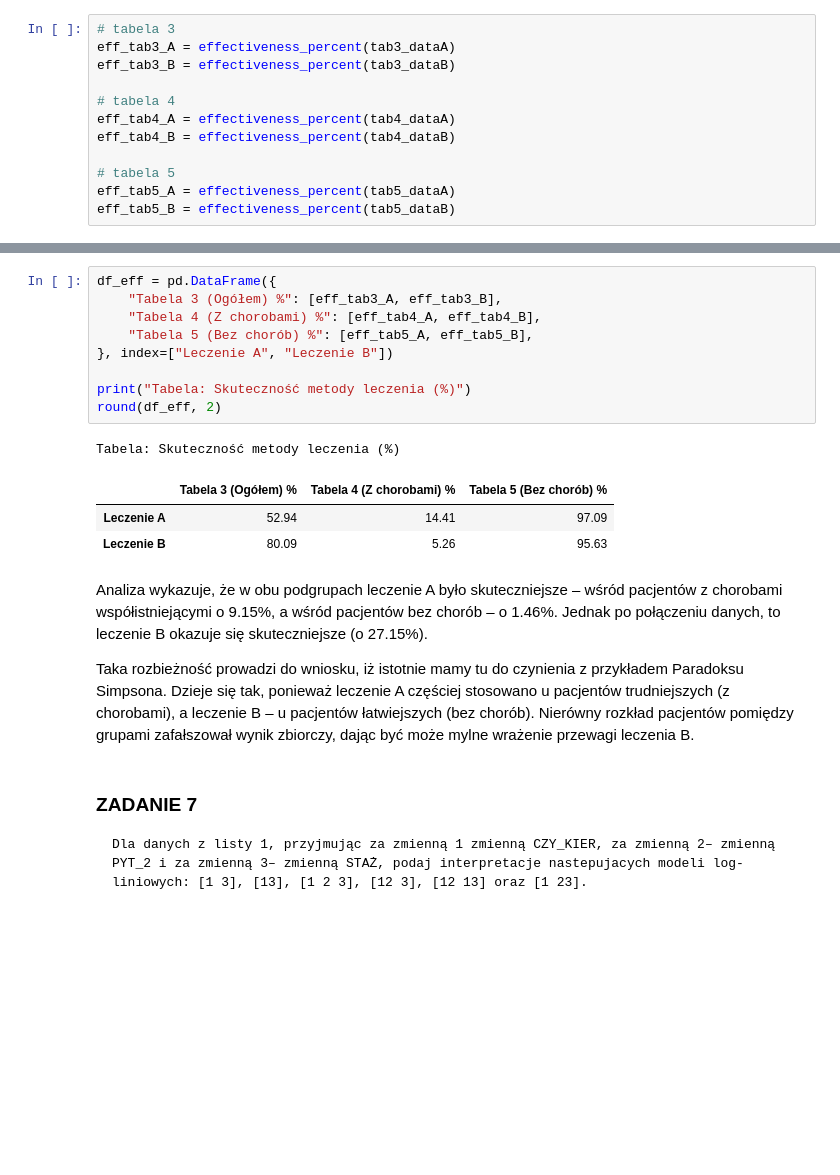
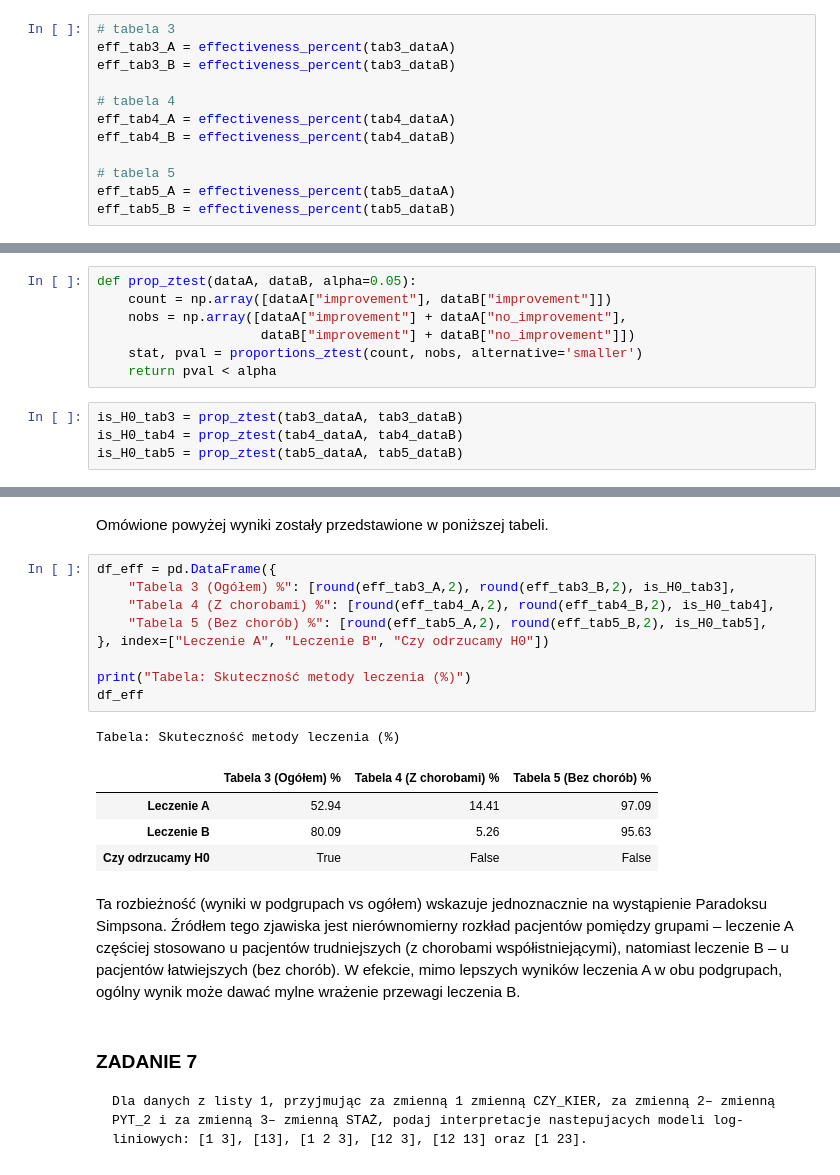
Before and after one commit to Jagaxxx/ADA_raporty, a Jupyter notebook: raport3/raport_l3.ipynb, the cells around one changed output, grey strips where cells are left out. Cells and saved outputs as stored; diff of their text form; blank space fills up the shorter version.

```diff
--- a/raport3/raport_l3.ipynb
+++ b/raport3/raport_l3.ipynb
@@ -572,0 +590,11 @@ eff_tab5_B = effectiveness_percent(tab5_dataB)
+# %%
+def prop_ztest(dataA, dataB, alpha=0.05):
+    count = np.array([dataA["improvement"], dataB["improvement"]])
+    nobs = np.array([dataA["improvement"] + dataA["no_improvement"],
+                     dataB["improvement"] + dataB["no_improvement"]])
+    stat, pval = proportions_ztest(count, nobs, alternative='smaller')
+    return pval < alpha
+# %%
+is_H0_tab3 = prop_ztest(tab3_dataA, tab3_dataB)
+is_H0_tab4 = prop_ztest(tab4_dataA, tab4_dataB)
+is_H0_tab5 = prop_ztest(tab5_dataA, tab5_dataB)
@@ -573,21 +607,22 @@ eff_tab5_B = effectiveness_percent(tab5_dataB)
+# %% [markdown]
+Omówione powyżej wyniki zostały przedstawione w poniższej tabeli.
 # %%
 df_eff = pd.DataFrame({
-    "Tabela 3 (Ogółem) %": [eff_tab3_A, eff_tab3_B],
-    "Tabela 4 (Z chorobami) %": [eff_tab4_A, eff_tab4_B],
-    "Tabela 5 (Bez chorób) %": [eff_tab5_A, eff_tab5_B],
-}, index=["Leczenie A", "Leczenie B"])
+    "Tabela 3 (Ogółem) %": [round(eff_tab3_A,2), round(eff_tab3_B,2), is_H0_tab3],
+    "Tabela 4 (Z chorobami) %": [round(eff_tab4_A,2), round(eff_tab4_B,2), is_H0_tab4],
+    "Tabela 5 (Bez chorób) %": [round(eff_tab5_A,2), round(eff_tab5_B,2), is_H0_tab5],
+}, index=["Leczenie A", "Leczenie B", "Czy odrzucamy H0"])
 
 print("Tabela: Skuteczność metody leczenia (%)")
-round(df_eff, 2)
+df_eff
 # %% [output]
 Tabela: Skuteczność metody leczenia (%)
 |  | Tabela 3 (Ogółem) % | Tabela 4 (Z chorobami) % | Tabela 5 (Bez chorób) % |
 | Leczenie A | 52.94 | 14.41 | 97.09 |
 | Leczenie B | 80.09 | 5.26 | 95.63 |
+| Czy odrzucamy H0 | True | False | False |
 # %% [markdown]
-Analiza wykazuje, że w obu podgrupach leczenie A było skuteczniejsze – wśród pacjentów z chorobami współistniejącymi o 9.15%, a wśród pacjentów bez chorób – o 1.46%. Jednak po połączeniu danych, to leczenie B okazuje się skuteczniejsze (o 27.15%).
-
-Taka rozbieżność prowadzi do wniosku, iż istotnie mamy tu do czynienia z przykładem Paradoksu Simpsona. Dzieje się tak, ponieważ leczenie A częściej stosowano u pacjentów trudniejszych (z chorobami), a leczenie B – u pacjentów łatwiejszych (bez chorób). Nierówny rozkład pacjentów pomiędzy grupami zafałszował wynik zbiorczy, dając być może mylne wrażenie przewagi leczenia B.
+Ta rozbieżność (wyniki w podgrupach vs ogółem) wskazuje jednoznacznie na wystąpienie Paradoksu Simpsona. Źródłem tego zjawiska jest nierównomierny rozkład pacjentów pomiędzy grupami – leczenie A częściej stosowano u pacjentów trudniejszych (z chorobami współistniejącymi), natomiast leczenie B – u pacjentów łatwiejszych (bez chorób). W efekcie, mimo lepszych wyników leczenia A w obu podgrupach, ogólny wynik może dawać mylne wrażenie przewagi leczenia B.
 # %% [markdown]
 ### ZADANIE 7
     Dla danych z listy 1, przyjmując za zmienną 1 zmienną CZY_KIER, za zmienną 2– zmienną PYT_2 i za zmienną 3– zmienną STAŻ, podaj interpretacje nastepujacych modeli log-liniowych: [1 3], [13], [1 2 3], [12 3], [12 13] oraz [1 23].
```
Also changed, not shown: parts of 46 cells of this notebook.
